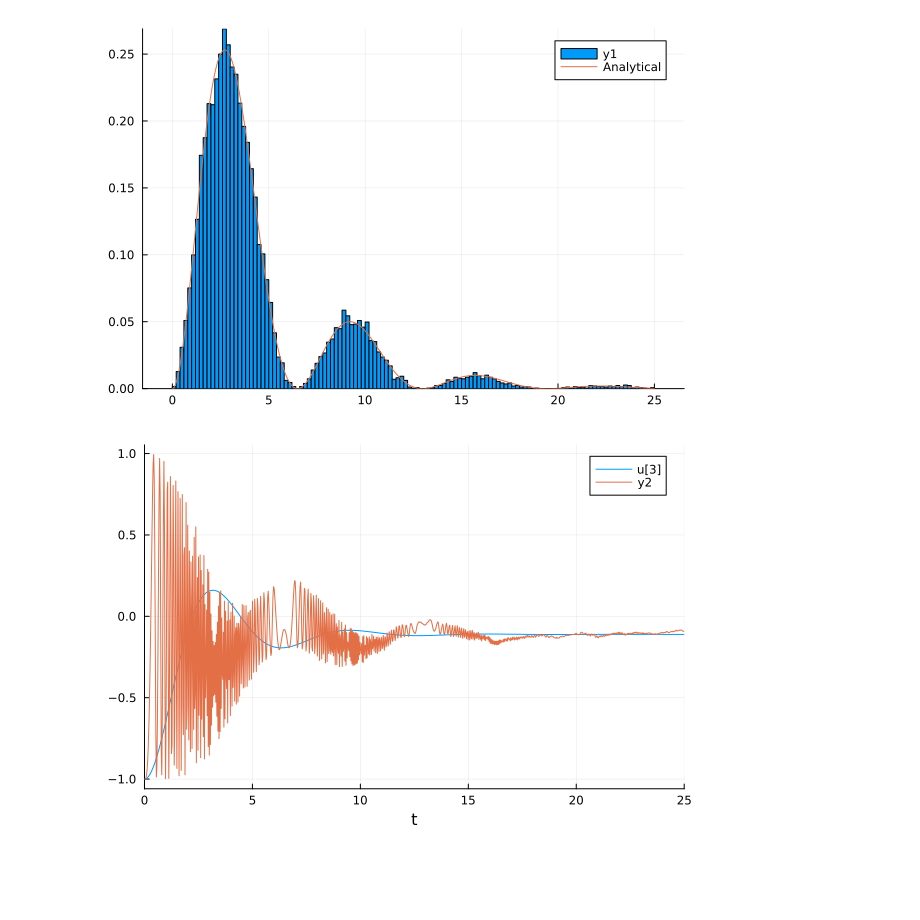
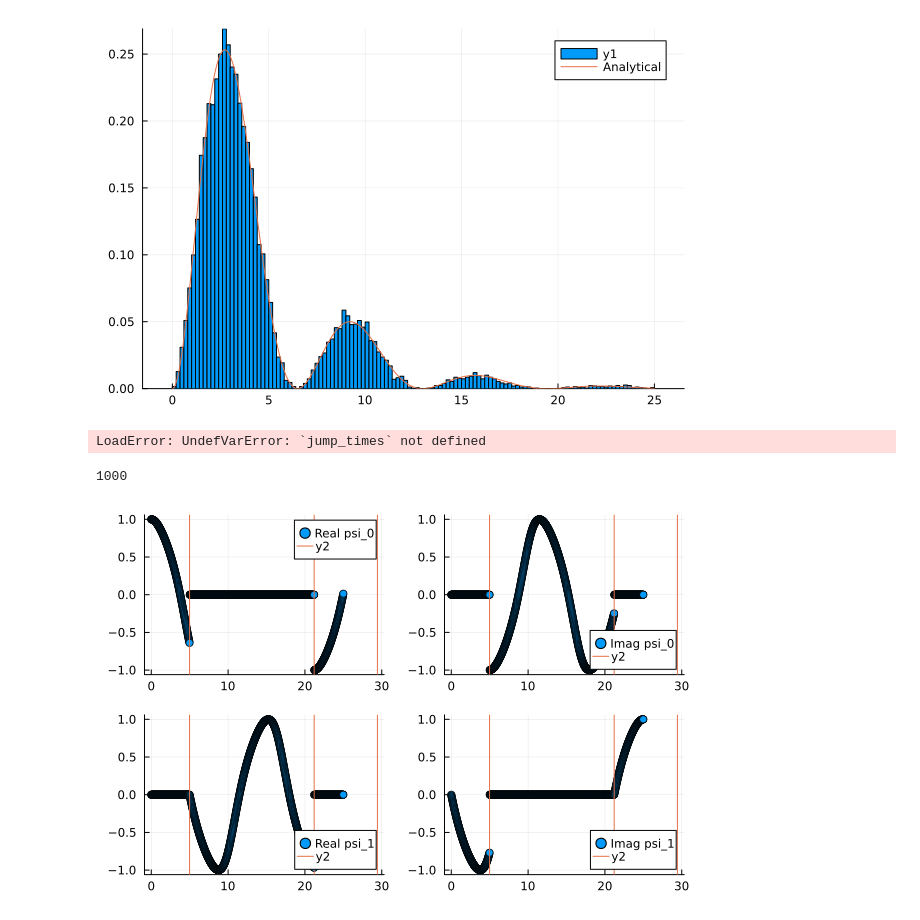
Before and after one commit to Ste1nb0cK/QuTaM.jl, a Jupyter notebook: Gillipsie.ipynb, the cells around one changed output. Drawn from its saved outputs; the diff is of its cells as text; code cells hidden in the pictures; blank space fills up the shorter version.

Commit message:
Fixed the error with the average. There was a mistake in evaluate_at_t when evaluating before the first jumo

```diff
--- a/Gillipsie.ipynb
+++ b/Gillipsie.ipynb
@@ -187,5 +187,28 @@ plot!(t_given, Distributions.pdf.(f, t_given), label="Analytical")
 # %%
 plot(sol, idxs=(0,3))
 plot!(t_given, r_avg[:, 3])
+scatter!(t_given, r_sample[:, 3, 3])
+vline!(jump_times)
 # %% [output]
-[figure, removed]
+LoadError: UndefVarError: `jump_times` not defined
+# %%
+sample_clicks = QuTaM.sample_single_trajectory(sys, params, 30)
+ntimes = size(t_given)[1]
+# %% [output]
+1000
+# %%
+traj = sample_clicks
+waiting_times = [click.time for click in traj]
+jump_times = cumsum(waiting_times)
+s = QuTaM.evaluate_at_t(t_given, traj, sys, params.psi0);
+plot1 = scatter(t_given, real.(s[:, 1]), label="Real psi_0")
+vline!(jump_times)
+plot2 = scatter(t_given, imag.(s[:, 1]), label="Imag psi_0")
+vline!(jump_times)
+plot3 = scatter(t_given, real.(s[:, 2]), label="Real psi_1")
+vline!(jump_times)
+plot4 = scatter(t_given, imag.(s[:, 2]), label="Imag psi_1")
+vline!(jump_times)
+plot(plot1, plot2, plot3, plot4, layout = (2, 2))
+# %% [output]
+[figure, added]
```
Also changed, not shown: parts of 8 cells of this notebook, 3 other files.
